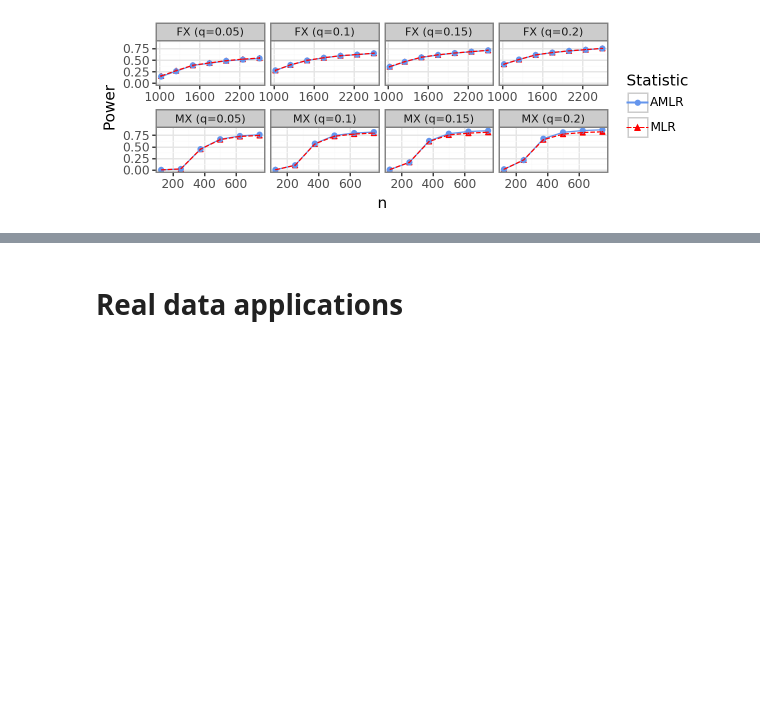
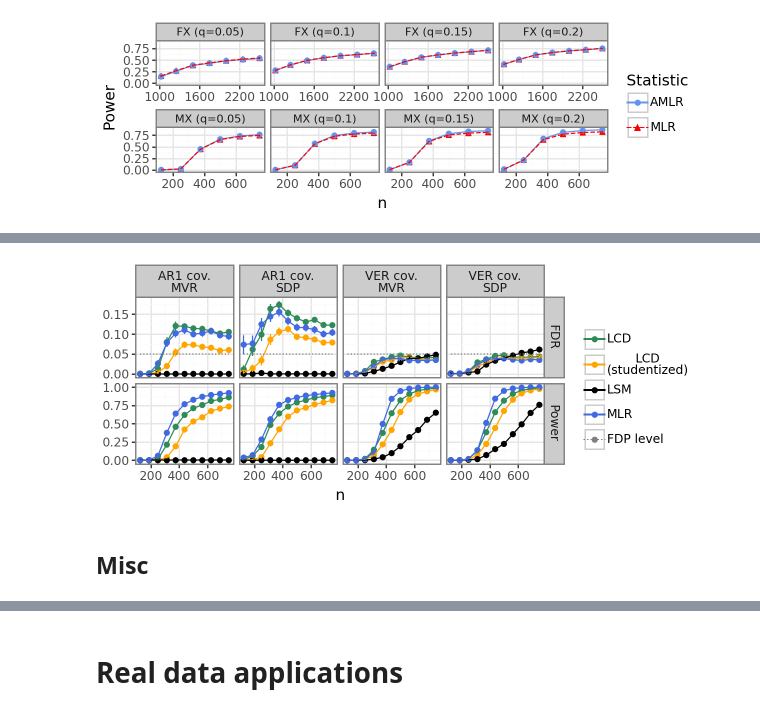
Before and after one commit to amspector100/mlr_knockoff_paper, a Jupyter notebook: final-plots/final_plots.ipynb, the cells around one changed output, grey strips where cells are left out. Saved outputs shown, nothing was run; the diff lists cells and outputs as text; code cells hidden in the pictures; blank space fills up the shorter version.

```diff
--- a/final-plots/final_plots.ipynb
+++ b/final-plots/final_plots.ipynb
@@ -716,0 +884,20 @@ print(g)
+# %%
+meas_cols = ['power', 'fdp', 'fstat_time', 'ko_time', 'ngroups']
+group_cols = [x for x in data.columns if (x not in meas_cols and x != 'seed')]
+mdata = pd.melt(
+    data[group_cols + ['power', 'fdp']],
+    id_vars=group_cols,
+    var_name='meas',
+)
+melted_agg = calc_mean_sem(
+    mdata,
+    meas=['value'],
+    group_vals=group_cols + ['meas'],
+
+)
+# renaming
+melted_agg['meas'] = melted_agg['meas'].map({"fdp":"FDR", "power":"Power"})
+melted_agg['knockoff_type'] = melted_agg['knockoff_type'].apply(lambda x: str(x).upper())
+melted_agg['covmethod'] = melted_agg['covmethod'].apply(lambda x: str(x).upper() + " cov.")
+
+display(melted_agg)
@@ -716,0 +918,37 @@ print(g)
+# %%
+# xeqy
+xeqy = melted_agg.loc[
+    (melted_agg['meas'] == 'FDR') &
+    (melted_agg['fstat'] == 'LCD')
+].copy()
+xeqy['fstat'] = 'FDP level'
+xeqy['value_mean'] = 0.05
+xeqy['value_ymax'] = 0.05
+xeqy['value_ymin'] = 0.05
+to_plot = pd.concat([melted_agg, xeqy])
+# plotting
+g = (
+    ggplot(
+        melted_agg,
+        aes(x='n', y='value_mean', color='fstat', linetype='fstat')
+    )
+    + facet_grid("meas~covmethod+knockoff_type", scales='free_y')
+    + geom_point()
+    + geom_line()
+    + geom_line(data=xeqy)
+    + theme_bw()
+    + theme(figure_size=(6,2.5))
+    + scale_color_manual(['seagreen', 'orange', 'black', 'royalblue', 'gray'])
+    + scale_linetype_manual(['solid', 'solid', 'solid', 'solid', 'dotted'])
+    + geom_errorbar(aes(ymin='value_ymin', ymax='value_ymax'))
+    + labs(
+        x='n', y='', color='', linetype=''
+    )
+
+)
+display(g)
+g.save("section3/robustness.png", dpi=500)
+# %% [output]
+[figure, added]
+# %% [markdown]
+## Misc
```
Also changed, not shown: parts of 21 cells of this notebook, 3 other files.
